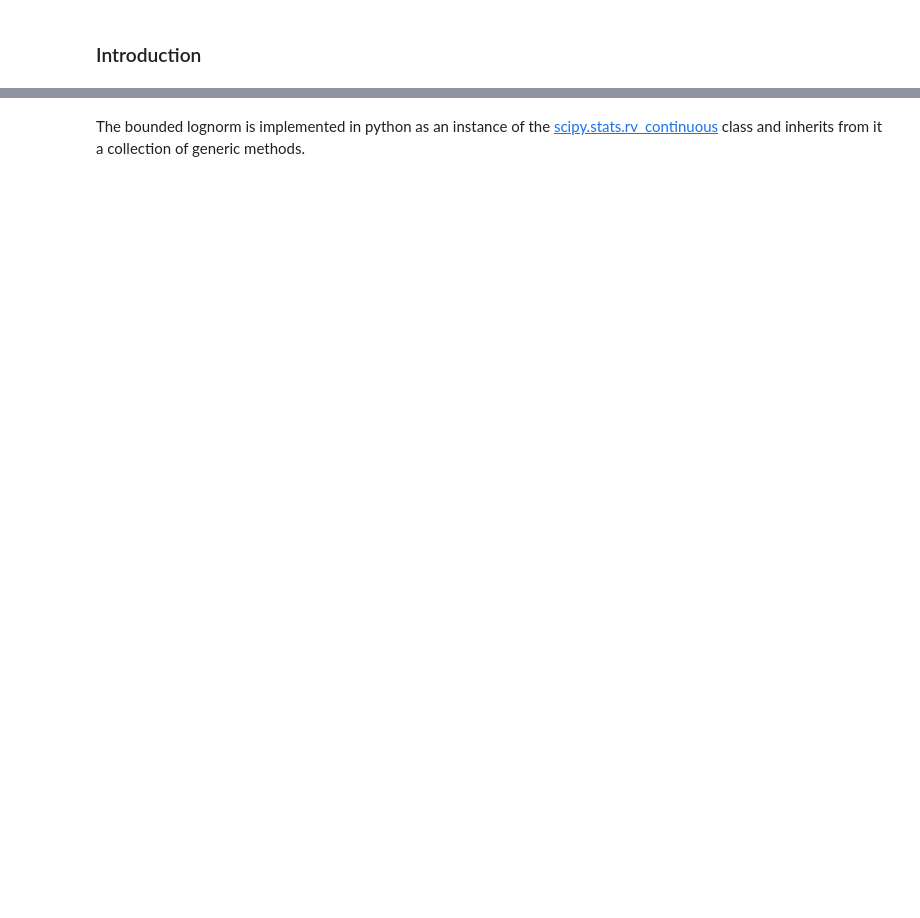
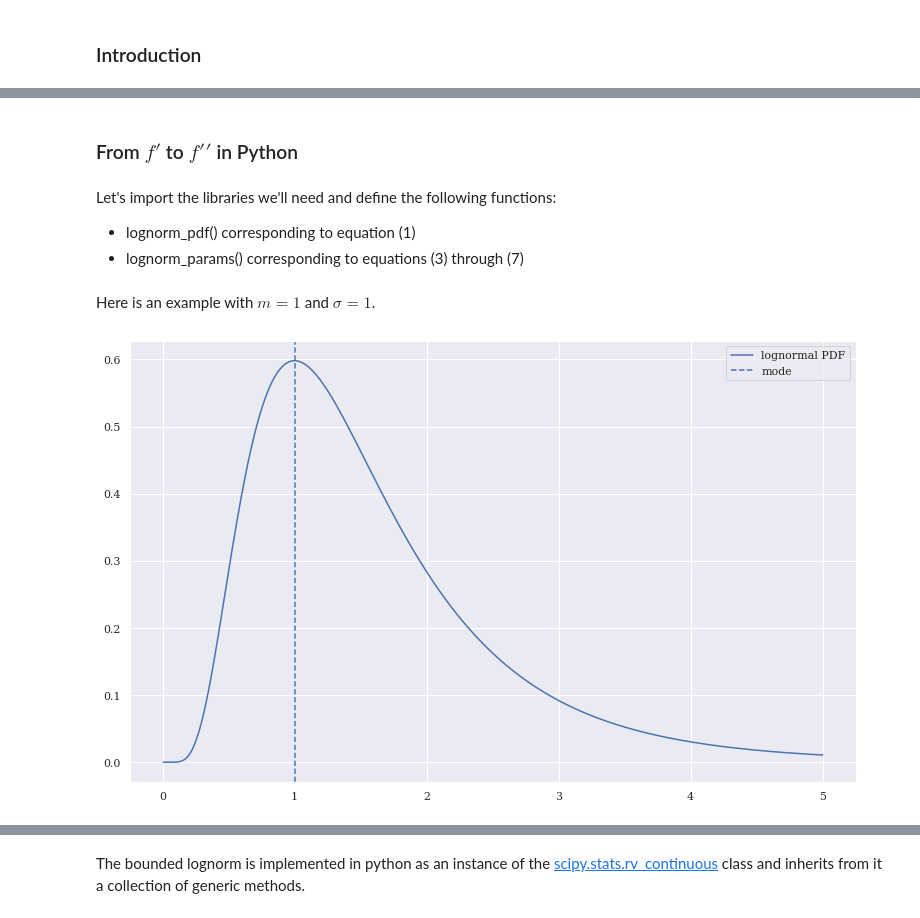
Before and after one commit to tedteske/bounded_lognorm, a Jupyter notebook: bounded_lognorm.ipynb, the cells around one changed output, grey strips where cells are left out. Drawn from its saved outputs; the diff is of its cells as text; code cells hidden in the pictures; blank space fills up the shorter version.

```diff
--- a/bounded_lognorm.ipynb
+++ b/bounded_lognorm.ipynb
@@ -16,0 +75,6 @@ $
+# %% [markdown]
+### From $f\prime$ to $f\prime\prime$ in Python
+# %% [markdown]
+Let's import the libraries we'll need and define the following functions:
+* lognorm_pdf() corresponding to equation (1)
+* lognorm_params() corresponding to equations (3) through (7)
@@ -16,0 +151,15 @@ $
+# %% [markdown]
+Here is an example with $m = 1$ and $\sigma = 1$.
+# %%
+mode, sigma = 1, 1
+lower, upper = 0, 5
+mu_N, sigma_N = lognorm_params(mode, sigma)
+
+x = np.linspace(lower, upper, 1000)
+y = lognorm_pdf(x, mu_N, sigma_N)
+sns.lineplot(x, y, label="lognormal PDF")
+plt.axvline(mode, linestyle='dashed', label="mode")
+plt.legend()
+plt.show()
+# %% [output]
+[figure, added]
```
Also changed, not shown: parts of 24 cells of this notebook.
